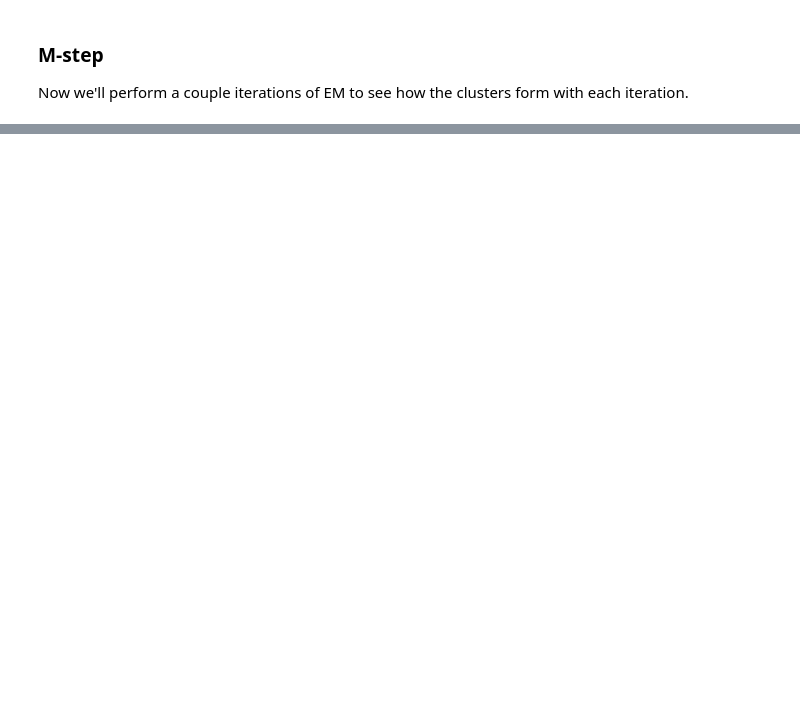
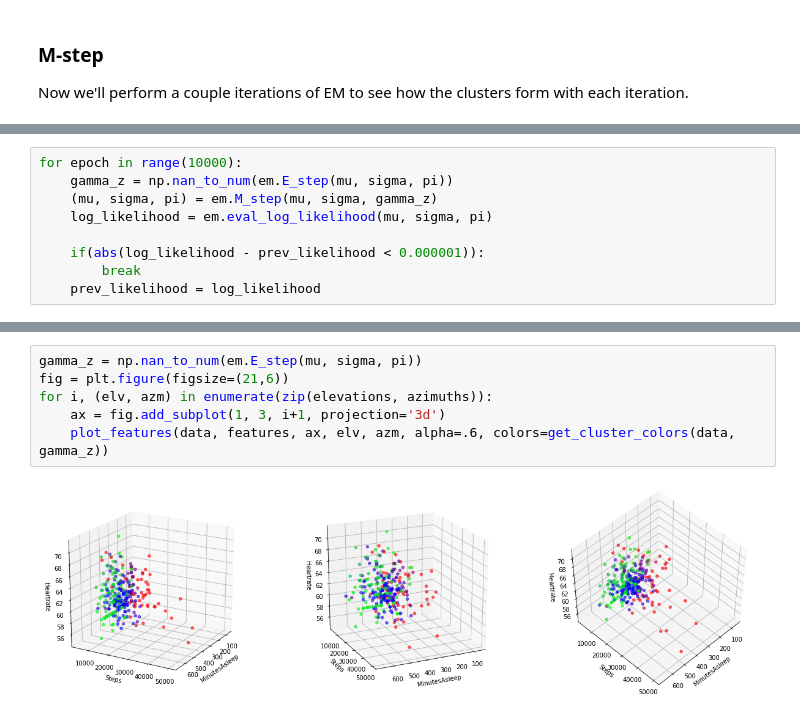
Before and after one commit to hal009/fitbitEM, a Jupyter notebook: 03_Analyze_Data.ipynb, the cells around one changed output, grey strips where cells are left out. Drawn from its saved outputs; the diff is of its cells as text; blank space fills up the shorter version.

```diff
--- a/03_Analyze_Data.ipynb
+++ b/03_Analyze_Data.ipynb
@@ -131,0 +188,9 @@ for epoch in range(5):
+# %%
+for epoch in range(10000):
+    gamma_z = np.nan_to_num(em.E_step(mu, sigma, pi))
+    (mu, sigma, pi) = em.M_step(mu, sigma, gamma_z)
+    log_likelihood = em.eval_log_likelihood(mu, sigma, pi)
+
+    if(abs(log_likelihood - prev_likelihood < 0.000001)):
+        break
+    prev_likelihood = log_likelihood
@@ -131,0 +201,8 @@ for epoch in range(5):
+# %%
+gamma_z = np.nan_to_num(em.E_step(mu, sigma, pi))
+fig = plt.figure(figsize=(21,6))
+for i, (elv, azm) in enumerate(zip(elevations, azimuths)):
+    ax = fig.add_subplot(1, 3, i+1, projection='3d')
+    plot_features(data, features, ax, elv, azm, alpha=.6, colors=get_cluster_colors(data, gamma_z))
+# %% [output]
+[figure, added]
```
Also changed, not shown: parts of 17 cells of this notebook, 2 other files.
